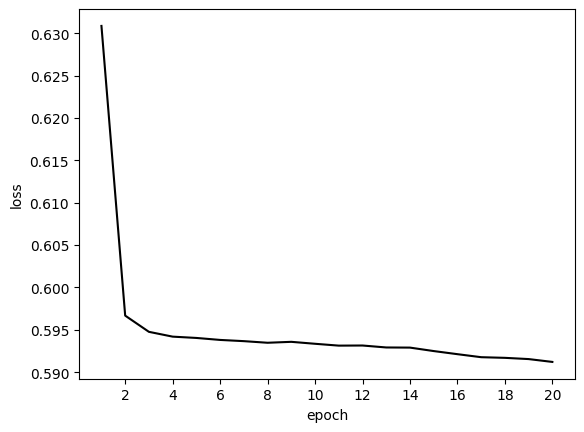
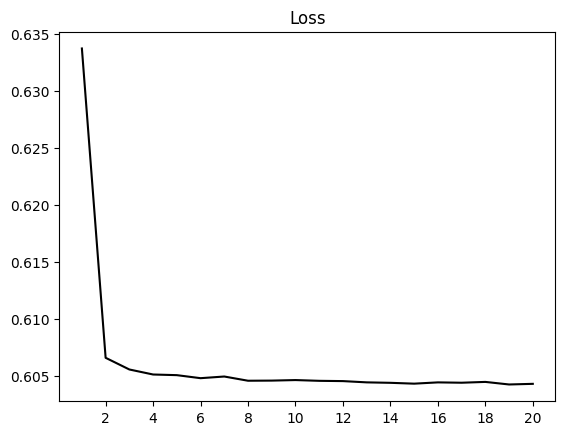
Unified diff of the notebook cell whose output changed from the first chart to the second:
--- before
+++ after
@@ -2,6 +2,5 @@
 plt.plot(range(1, len(history.history["loss"]) + 1),
          history.history["loss"], color="black")
-plt.xlabel("epoch")
-plt.ylabel("loss")
+plt.title("Loss")
 plt.xticks(range(2, len(history.history["loss"]) + 1, 2))
 

Commit: Add files via upload